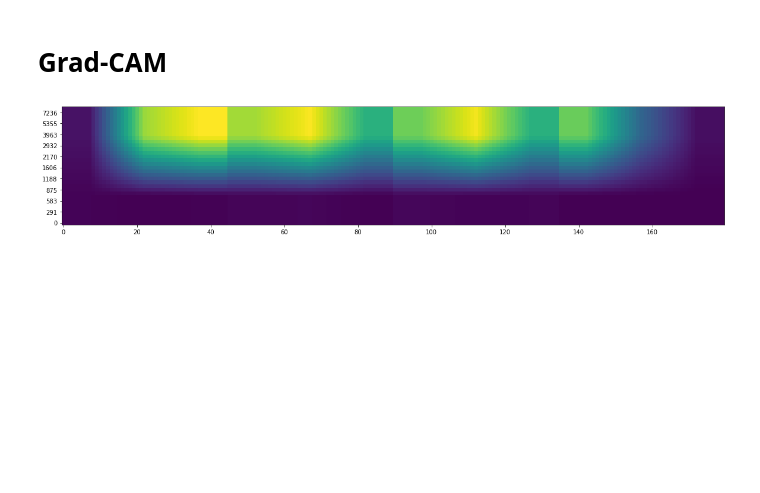
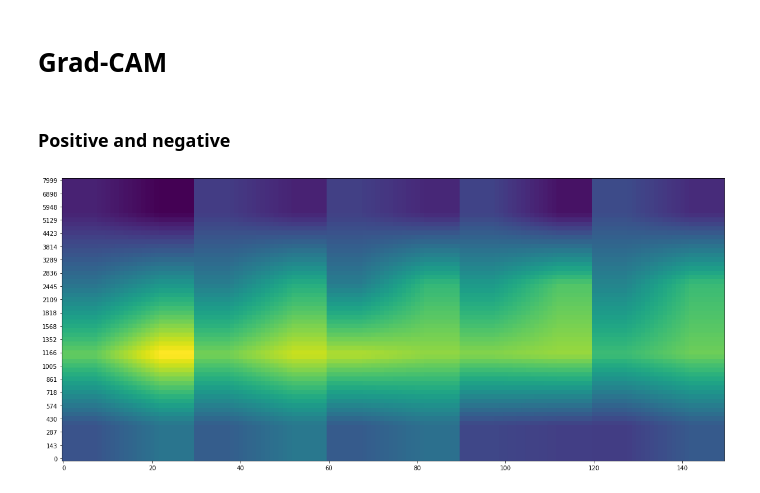
Before and after one commit to davifcs/acoustic_alert_detector, a Jupyter notebook: Explainability.ipynb, the cells around one changed output. Drawn from its saved outputs; the diff is of its cells as text; code cells hidden in the pictures; blank space fills up the shorter version.

```diff
--- a/Explainability.ipynb
+++ b/Explainability.ipynb
@@ -231,6 +196,6 @@ plot_tsne(features, labels, "CNN1D - ESC-50 - 1.5s - 16 kHz")
 # %%
 path = "./runs_all/us8k-conv1d"
-fold = 8
+fold = 2
 with open(f"{path}/config.yaml", errors='ignore') as f:
     config = yaml.safe_load(f)
 
@@ -252,12 +219,6 @@ def load_model(path, config, fold):
                                               log_path=path,
                                               patience=int(config['epochs'] / 10))
         return GradCAM(model=model, target_layers=[model.blocks[-4]])
-# %%
-path = "./runs_all/16000-15-mel32"
-with open(f"{path}/config.yaml", errors='ignore') as f:
-    config = yaml.safe_load(f)
-cam_model = load_model(path, config, 2)
-dataloader_esc = load_dataloader(path, config, 2)
 # %%
 def gram_cam_heatmap(model, dataloader):
     negative = None
@@ -281,14 +242,13 @@ def gram_cam_heatmap(model, dataloader):
         else:
             for i in range(signal.shape[0]):
                 signal_ = signal[i].unsqueeze(0)
-                signal_gray = signal_.reshape(32,45).numpy()
                 grayscale_cam = model(input_tensor=signal_, targets=[ClassifierOutputTarget(0)])
                 grayscale_cam = grayscale_cam[0, :]
                 if res is None:
                     res = grayscale_cam
                 else:
                     res = np.hstack([res, grayscale_cam])
-            if positive is None:
+            if negative is None:
                 negative = res
             else:
                 negative += res
@@ -307,5 +265,28 @@ pos_heatmap, neg_heatmap = gram_cam_heatmap(cam_model, dataloader_esc)
+# %% [markdown]
+### Positive and negative
+# %%
+path = "./trained_models/esc50/16000-1-mel64"
+with open(f"{path}/config.yaml", errors='ignore') as f:
+    config = yaml.safe_load(f)
+
+sum_pos_heatmap = None
+sum_neg_heatmap = None
+
+for f in config['datasets']['esc50']['folds']:
+    cam_model = load_model(path, config, fold=f)
+    dataloader_esc = load_dataloader(path, config, fold=f)
+    pos_heatmap, neg_heatmap = gram_cam_heatmap(cam_model, dataloader_esc)
+    if sum_pos_heatmap is None:
+        sum_pos_heatmap = pos_heatmap
+    else:
+        sum_pos_heatmap += pos_heatmap
+
+    if sum_neg_heatmap is None:
+        sum_neg_heatmap = neg_heatmap
+    else:
+        sum_neg_heatmap += neg_heatmap
 # %%
-plot_heatmap(pos_heatmap, mel_to_freq=True, n_mels=32, sr=16000)
+plot_heatmap(sum_pos_heatmap, mel_to_freq=True, n_mels=64, sr=16000)
 # %% [output]
-[figure, old version]
+[figure, new version]
 # %%
```
Also changed, not shown: parts of 18 cells of this notebook.
